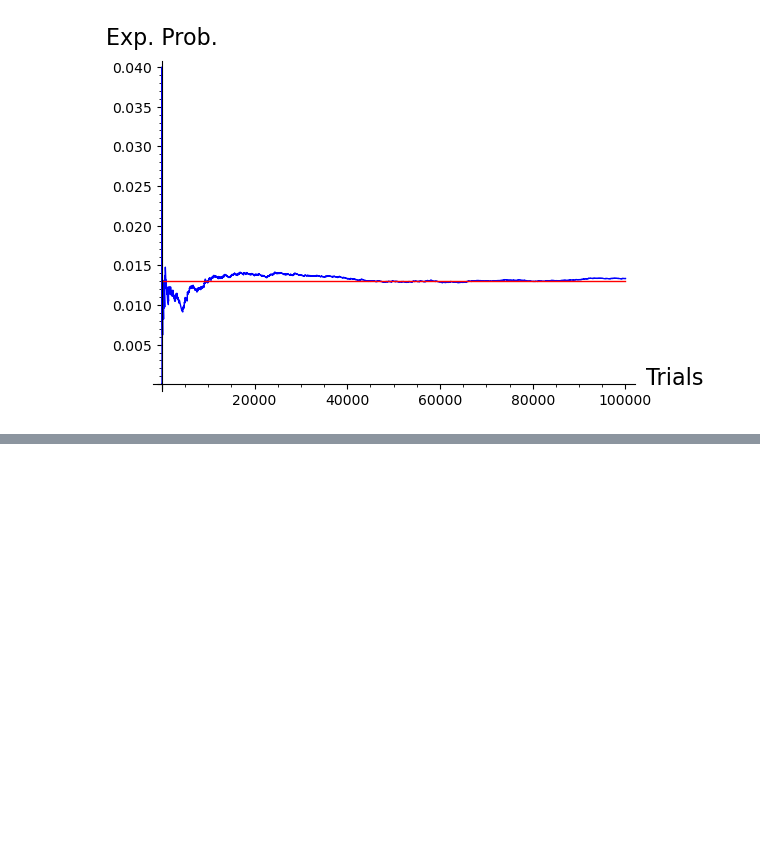
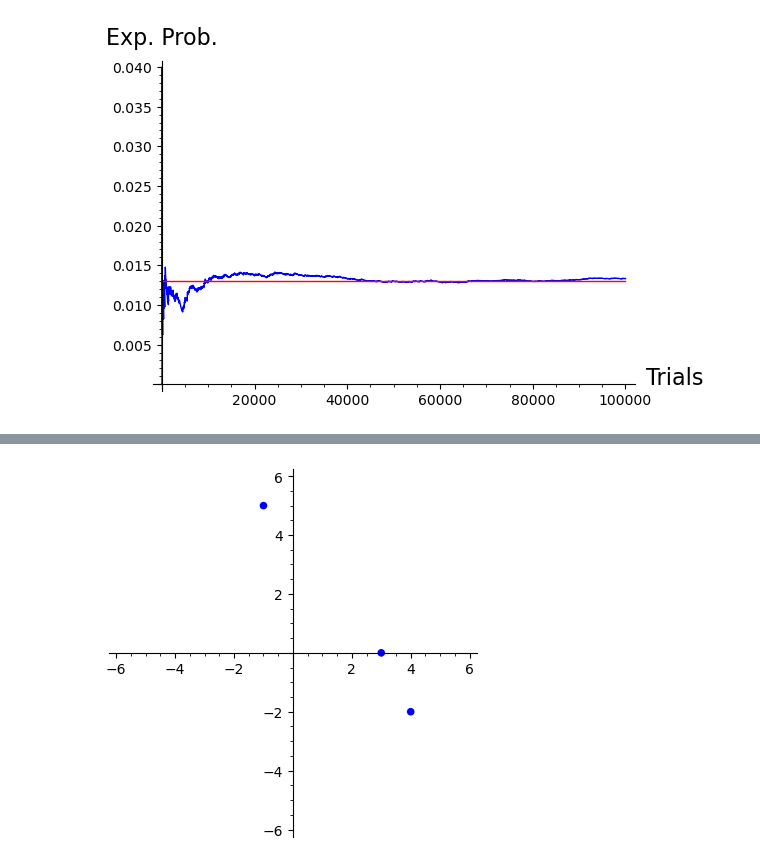
Before and after one commit to StevenClontz/exploring-math-technology, a Jupyter notebook: notebooks/sage.ipynb, the cells around one changed output, grey strips where cells are left out. Drawn from its saved outputs; the diff is of its cells as text; code cells hidden in the pictures; blank space fills up the shorter version.

```diff
--- a/notebooks/sage.ipynb
+++ b/notebooks/sage.ipynb
@@ -54,0 +60,13 @@ show(
+# %%
+# Example list of complex numbers
+complex_list = [3, 4-2*CDF(I), CDF(-1,5)]
+
+# Plot complex_list in the plane
+points(
+    [CDF(x) for x in complex_list],
+    xmin=-6,ymin=-6,xmax=6,ymax=6,
+    aspect_ratio=1,
+    pointsize=30
+)
+# %% [output]
+[figure, added]
```
Also changed, not shown: parts of 24 cells of this notebook.
